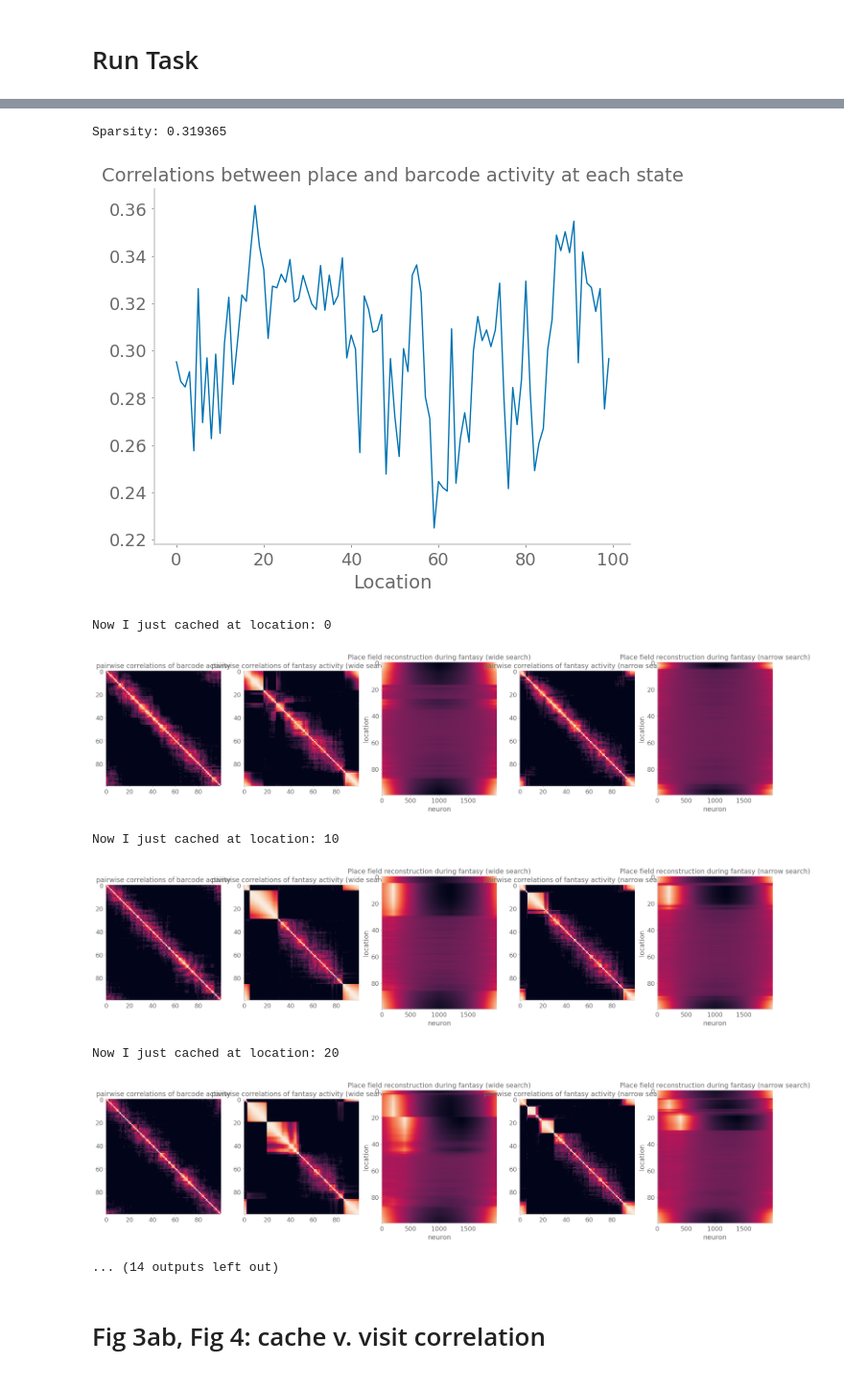
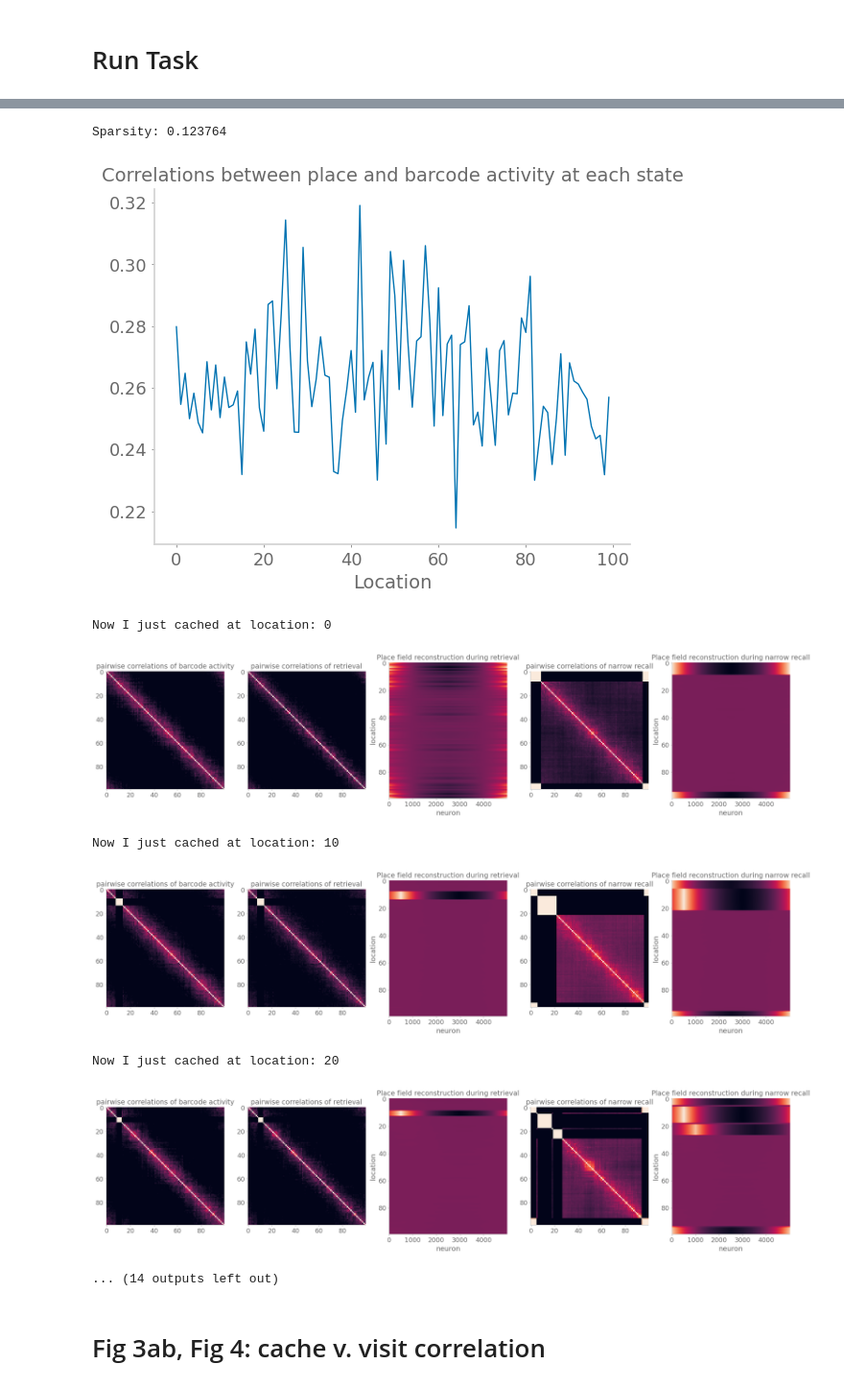
Before and after one commit to chingf/barcodes, a Jupyter notebook: Fig2-replicate-experiments.ipynb, the cells around one changed output, grey strips where cells are left out. Shown at 96% size. Cells and saved outputs as stored; diff of their text form; code cells hidden in the pictures.

```diff
--- a/Fig2-replicate-experiments.ipynb
+++ b/Fig2-replicate-experiments.ipynb
@@ -14,10 +14,10 @@ import configs
 # Parameters and Initialization
 # %%
 # Parameters
-N_inp = 2000
-N_bar = 2000
+N_inp = 5000
+N_bar = 5000
 num_states = 100
-steps=75
+steps = 100
 # %%
 place_inputs = PlaceInputs(N_inp, num_states).get_inputs()
 model = Model(N_inp, N_bar, num_states, steps=steps)
@@ -29,11 +29,14 @@ cache_states = [n*10 for n in range(10)]
 model.reset()
 cache_acts = []
 cache_acts_over_time = []
+retrieval_acts_over_time = []
 figsize=(4,3)
 
-_, input_acts, _, _ = model.run_nonrecurrent(place_inputs)
+_, place_acts, _, _ = model.run_nonrecurrent(place_inputs)
+place_mean = np.mean(place_acts, axis=0).flatten()
+place_std = np.std(place_acts, axis=0).flatten()
 plt.figure(figsize=figsize)
-plt.imshow(input_acts, vmin=0,  aspect='auto')
+plt.imshow(place_acts, vmin=0,  aspect='auto')
 plt.xlabel("Input Neuron")
 plt.ylabel("Location")
 plt.colorbar()
@@ -41,7 +44,7 @@ plt.title("Input Activity")
 plt.show()
 
 plt.figure(figsize=figsize)
-plt.imshow(pairwise_correlations_centered(input_acts), vmin=0, vmax=1)
+plt.imshow(pairwise_correlations_centered(place_acts), vmin=0, vmax=1)
 plt.colorbar()
 plt.title("Input Activity Spatial Correlation")
 plt.xlabel("Input Neuron")
@@ -68,7 +71,7 @@ plt.show()
 print(f'Sparsity: {np.mean(acts>0)}')
 
 acts_normalized = normalize(acts, ax=0)
-inputs_normalized = normalize(input_acts, ax=0)
+inputs_normalized = normalize(place_acts, ax=0)
 corrs = [np.corrcoef(acts_normalized[i], inputs_normalized[i])[0, 1] for i in range(num_states)]
 plt.title("Correlations between place and barcode activity at each state")
 plt.xlabel("Location")
@@ -89,20 +92,21 @@ for cache_state in cache_states:
     ax[0].set_title("pairwise correlations of barcode activity")
     ax[0].imshow(pairwise_correlations_centered(acts), vmin=0, vmax=1)
 
-    _, acts, reconstruct, _ = model.run_wide_recall(place_inputs)
-    ax[1].set_title("pairwise correlations of fantasy activity (wide search)")
+    _, acts, reconstruct, acts_over_time = model.run_recall(0, place_inputs)
+    ax[1].set_title("pairwise correlations of retrieval")
     ax[1].imshow(pairwise_correlations_centered(acts), vmin=0, vmax=1)
     ax[2].set_xlabel("neuron")
     ax[2].set_ylabel("location")
     ax[2].imshow(reconstruct, aspect='auto')
-    ax[2].set_title("Place field reconstruction during fantasy (wide search)")
+    ax[2].set_title("Place field reconstruction during retrieval")
+    retrieval_acts_over_time.append(acts_over_time.copy())
 
     _, acts, reconstruct, _ = model.run_narrow_recall(place_inputs)
-    ax[3].set_title("pairwise correlations of fantasy activity (narrow search)")
+    ax[3].set_title("pairwise correlations of narrow recall")
     ax[3].imshow(pairwise_correlations_centered(acts), vmin=0, vmax=1)
     ax[4].set_xlabel("neuron")
     ax[4].set_ylabel("location")
     ax[4].imshow(reconstruct, aspect='auto')
-    ax[4].set_title("Place field reconstruction during fantasy (narrow search)")
+    ax[4].set_title("Place field reconstruction during narrow recall")
     plt.show()
 # %% [output]
@@ -113,11 +117,11 @@ for cache_state in cache_states:
-Sparsity: 0.319365
+Sparsity: 0.123764
-[figure, old version]
+[figure, new version]
 Now I just cached at location: 0
-[figure, old version]
+[figure, new version]
 Now I just cached at location: 10
-[figure, old version]
+[figure, new version]
 Now I just cached at location: 20
-[figure, old version]
+[figure, new version]
 ... (14 outputs left out)
 # %%
 preacts, acts, rr, acts_over_time = model.run_recurrent(place_inputs, n_zero_input=20)
```
Also changed, not shown: parts of 26 cells of this notebook, 11 other files.
